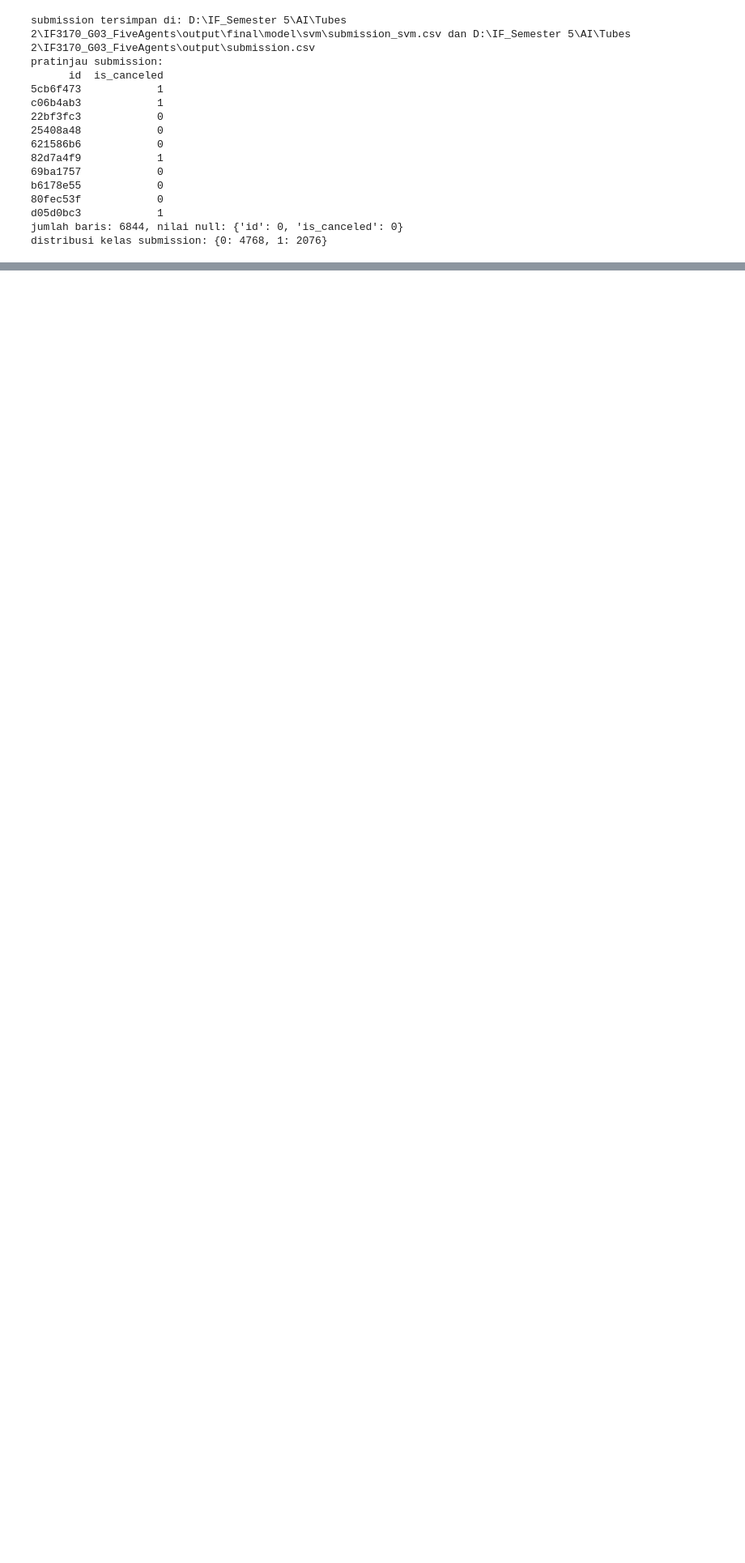
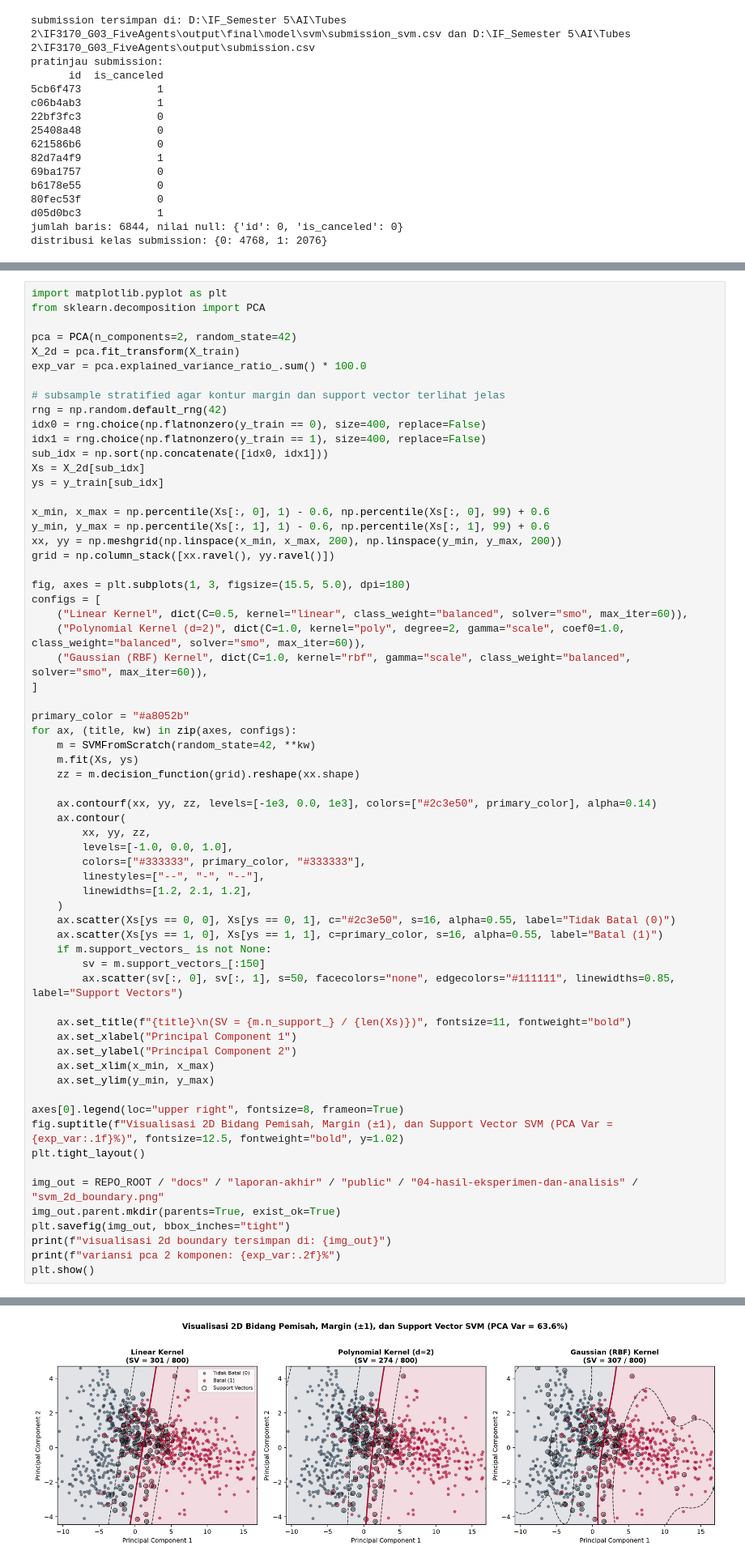
Before and after one commit to parkuskus/IF3170_G03_FiveAgents, a Jupyter notebook: src/final-notebooks/svm/svm_final.ipynb, the cells around one changed output, grey strips where cells are left out. Shown at 81% size. Cells and saved outputs as stored; diff of their text form; blank space fills up the shorter version.

Commit message:
feat(svm): add 2d svm boundary visualization bonus

```diff
--- a/src/final-notebooks/svm/svm_final.ipynb
+++ b/src/final-notebooks/svm/svm_final.ipynb
@@ -291,0 +295,65 @@ distribusi kelas submission: {0: 4768, 1: 2076}
+# %%
+import matplotlib.pyplot as plt
+from sklearn.decomposition import PCA
+
+pca = PCA(n_components=2, random_state=42)
+X_2d = pca.fit_transform(X_train)
+exp_var = pca.explained_variance_ratio_.sum() * 100.0
+
+# subsample stratified agar kontur margin dan support vector terlihat jelas
+rng = np.random.default_rng(42)
+idx0 = rng.choice(np.flatnonzero(y_train == 0), size=400, replace=False)
+idx1 = rng.choice(np.flatnonzero(y_train == 1), size=400, replace=False)
+sub_idx = np.sort(np.concatenate([idx0, idx1]))
+Xs = X_2d[sub_idx]
+ys = y_train[sub_idx]
+
+x_min, x_max = np.percentile(Xs[:, 0], 1) - 0.6, np.percentile(Xs[:, 0], 99) + 0.6
+y_min, y_max = np.percentile(Xs[:, 1], 1) - 0.6, np.percentile(Xs[:, 1], 99) + 0.6
+xx, yy = np.meshgrid(np.linspace(x_min, x_max, 200), np.linspace(y_min, y_max, 200))
+grid = np.column_stack([xx.ravel(), yy.ravel()])
+
+fig, axes = plt.subplots(1, 3, figsize=(15.5, 5.0), dpi=180)
+configs = [
+    ("Linear Kernel", dict(C=0.5, kernel="linear", class_weight="balanced", solver="smo", max_iter=60)),
+    ("Polynomial Kernel (d=2)", dict(C=1.0, kernel="poly", degree=2, gamma="scale", coef0=1.0, class_weight="balanced", solver="smo", max_iter=60)),
+    ("Gaussian (RBF) Kernel", dict(C=1.0, kernel="rbf", gamma="scale", class_weight="balanced", solver="smo", max_iter=60)),
+]
+
+primary_color = "#a8052b"
+for ax, (title, kw) in zip(axes, configs):
+    m = SVMFromScratch(random_state=42, **kw)
+    m.fit(Xs, ys)
+    zz = m.decision_function(grid).reshape(xx.shape)
+
+    ax.contourf(xx, yy, zz, levels=[-1e3, 0.0, 1e3], colors=["#2c3e50", primary_color], alpha=0.14)
+    ax.contour(
+        xx, yy, zz,
+        levels=[-1.0, 0.0, 1.0],
+        colors=["#333333", primary_color, "#333333"],
+        linestyles=["--", "-", "--"],
+        linewidths=[1.2, 2.1, 1.2],
+    )
+    ax.scatter(Xs[ys == 0, 0], Xs[ys == 0, 1], c="#2c3e50", s=16, alpha=0.55, label="Tidak Batal (0)")
+    ax.scatter(Xs[ys == 1, 0], Xs[ys == 1, 1], c=primary_color, s=16, alpha=0.55, label="Batal (1)")
+    if m.support_vectors_ is not None:
+        sv = m.support_vectors_[:150]
+        ax.scatter(sv[:, 0], sv[:, 1], s=50, facecolors="none", edgecolors="#111111", linewidths=0.85, label="Support Vectors")
+
+    ax.set_title(f"{title}\n(SV = {m.n_support_} / {len(Xs)})", fontsize=11, fontweight="bold")
+    ax.set_xlabel("Principal Component 1")
+    ax.set_ylabel("Principal Component 2")
+    ax.set_xlim(x_min, x_max)
+    ax.set_ylim(y_min, y_max)
+
+axes[0].legend(loc="upper right", fontsize=8, frameon=True)
+fig.suptitle(f"Visualisasi 2D Bidang Pemisah, Margin (±1), dan Support Vector SVM (PCA Var = {exp_var:.1f}%)", fontsize=12.5, fontweight="bold", y=1.02)
+plt.tight_layout()
+
+img_out = REPO_ROOT / "docs" / "laporan-akhir" / "public" / "04-hasil-eksperimen-dan-analisis" / "svm_2d_boundary.png"
+img_out.parent.mkdir(parents=True, exist_ok=True)
+plt.savefig(img_out, bbox_inches="tight")
+print(f"visualisasi 2d boundary tersimpan di: {img_out}")
+print(f"variansi pca 2 komponen: {exp_var:.2f}%")
+plt.show()
+# %% [output]
@@ -291,0 +362 @@ distribusi kelas submission: {0: 4768, 1: 2076}
+[figure, added]
```
Also changed, not shown: parts of 2 cells of this notebook, 1 other file.
